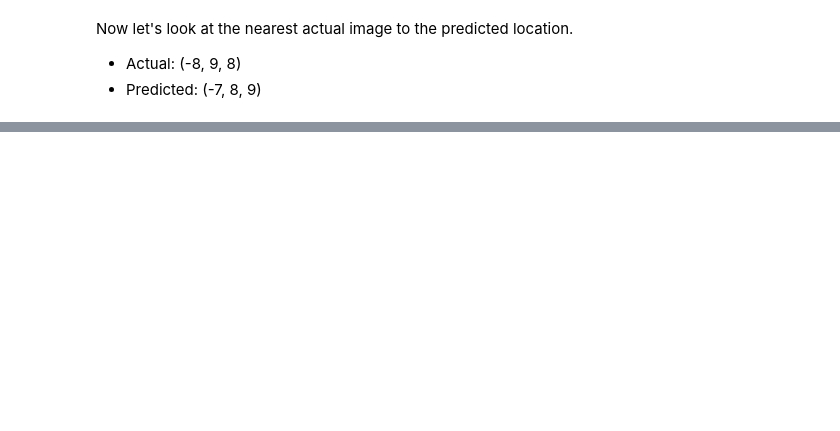
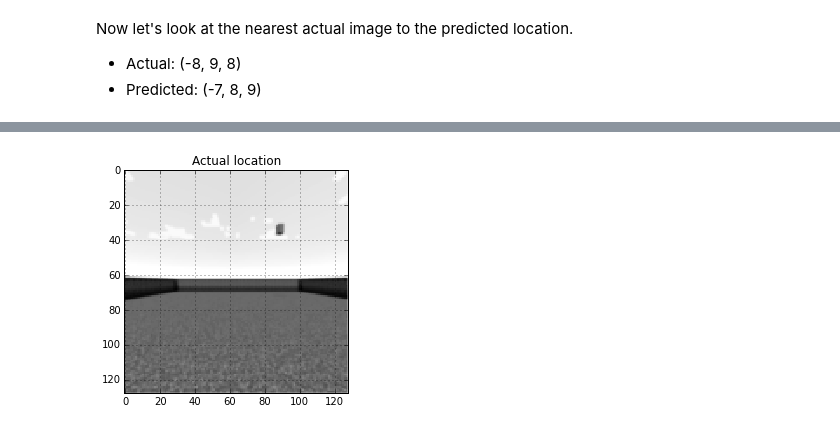
Before and after one commit to cosmoharrigan/keras-models, a Jupyter notebook: regression_minecraft_analysis.ipynb, the cells around one changed output, grey strips where cells are left out. Drawn from its saved outputs; the diff is of its cells as text; code cells hidden in the pictures; blank space fills up the shorter version.

```diff
--- a/regression_minecraft_analysis.ipynb
+++ b/regression_minecraft_analysis.ipynb
@@ -136,0 +167,5 @@ Now let's look at the nearest actual image to the predicted location.
+# %%
+show_one(1304)
+plt.title('Actual location');
+# %% [output]
+[figure, added]
```
Also changed, not shown: parts of 9 cells of this notebook.
